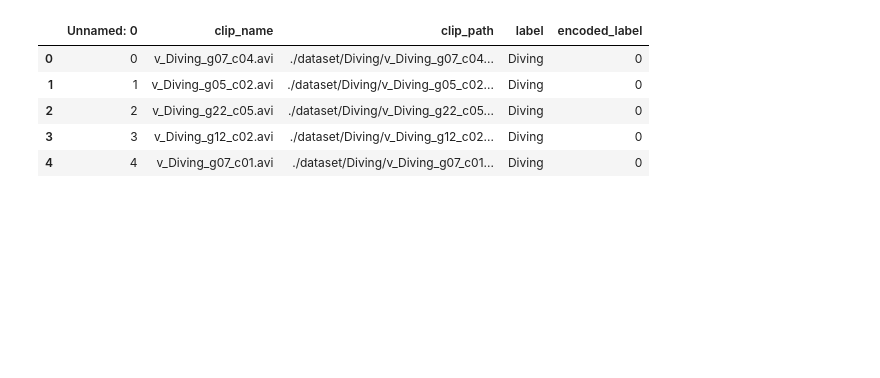
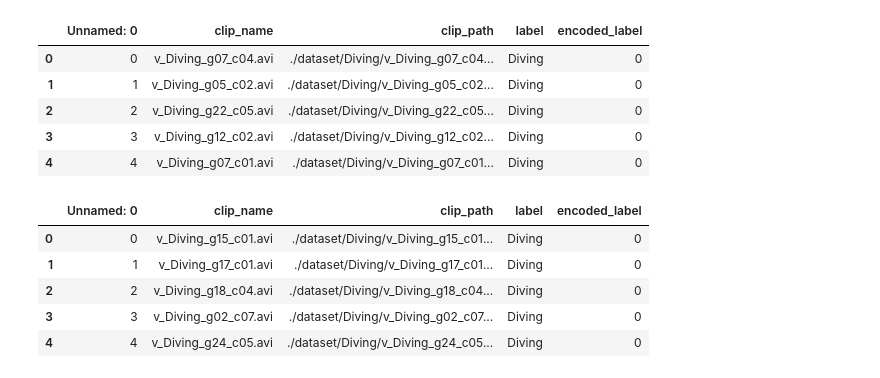
Before and after one commit to limo-756/Video-Analytics-Assignment1, a Jupyter notebook: processing.ipynb, the cells around one changed output. Cells and saved outputs as stored; diff of their text form; code cells hidden in the pictures; blank space fills up the shorter version.

```diff
--- a/processing.ipynb
+++ b/processing.ipynb
@@ -13,6 +20,16 @@ train_df.head()
 | 2 | 2 | v_Diving_g22_c05.avi | ./dataset/Diving/v_Diving_g22_c05... | Diving | 0 |
 | 3 | 3 | v_Diving_g12_c02.avi | ./dataset/Diving/v_Diving_g12_c02... | Diving | 0 |
 | 4 | 4 | v_Diving_g07_c01.avi | ./dataset/Diving/v_Diving_g07_c01... | Diving | 0 |
+# %%
+test_df = pd.read_csv("./dataset/splits/test.csv")
+test_df.head()
+# %% [output]
+|  | Unnamed: 0 | clip_name | clip_path | label | encoded_label |
+| 0 | 0 | v_Diving_g15_c01.avi | ./dataset/Diving/v_Diving_g15_c01... | Diving | 0 |
+| 1 | 1 | v_Diving_g17_c01.avi | ./dataset/Diving/v_Diving_g17_c01... | Diving | 0 |
+| 2 | 2 | v_Diving_g18_c04.avi | ./dataset/Diving/v_Diving_g18_c04... | Diving | 0 |
+| 3 | 3 | v_Diving_g02_c07.avi | ./dataset/Diving/v_Diving_g02_c07... | Diving | 0 |
+| 4 | 4 | v_Diving_g24_c05.avi | ./dataset/Diving/v_Diving_g24_c05... | Diving | 0 |
 # %%
 def manual_normalize(frame):
     mean, std = cv.meanStdDev(frame)
```
Also changed, not shown: parts of 10 cells of this notebook.
